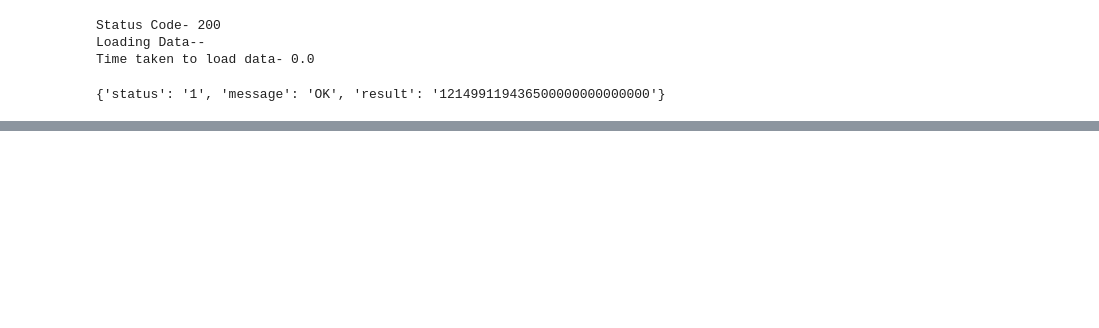
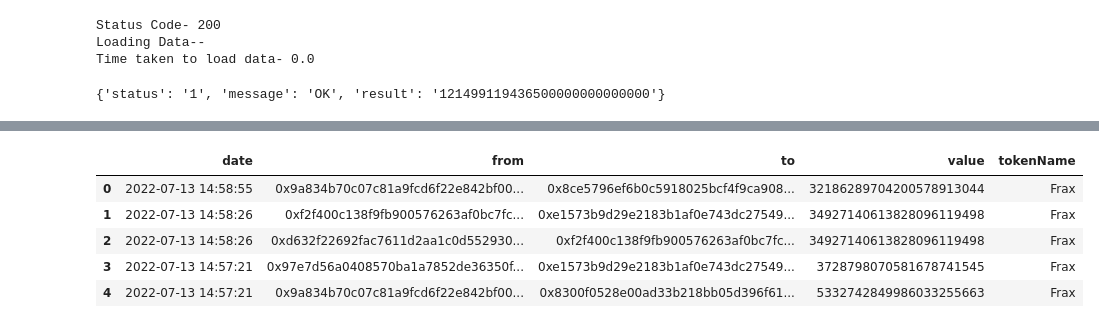
Before and after one commit to rijulizer/FRAX-Finance-Analysis, a Jupyter notebook: load_external_data/Etherscan_API.ipynb, the cells around one changed output, grey strips where cells are left out. Drawn from its saved outputs; the diff is of its cells as text; code cells hidden in the pictures; blank space fills up the shorter version.

```diff
--- a/load_external_data/Etherscan_API.ipynb
+++ b/load_external_data/Etherscan_API.ipynb
@@ -53,0 +123,9 @@ Time taken to load data- 0.0
+# %%
+pdf_data_test.head(5)
+# %% [output]
+|  | date | from | to | value | tokenName |
+| 0 | 2022-07-13 14:58:55 | 0x9a834b70c07c81a9fcd6f22e842bf00... | 0x8ce5796ef6b0c5918025bcf4f9ca908... | 32186289704200578913044 | Frax |
+| 1 | 2022-07-13 14:58:26 | 0xf2f400c138f9fb900576263af0bc7fc... | 0xe1573b9d29e2183b1af0e743dc27549... | 34927140613828096119498 | Frax |
+| 2 | 2022-07-13 14:58:26 | 0xd632f22692fac7611d2aa1c0d552930... | 0xf2f400c138f9fb900576263af0bc7fc... | 34927140613828096119498 | Frax |
+| 3 | 2022-07-13 14:57:21 | 0x97e7d56a0408570ba1a7852de36350f... | 0xe1573b9d29e2183b1af0e743dc27549... | 3728798070581678741545 | Frax |
+| 4 | 2022-07-13 14:57:21 | 0x9a834b70c07c81a9fcd6f22e842bf00... | 0x8300f0528e00ad33b218bb05d396f61... | 5332742849986033255663 | Frax |
```
Also changed, not shown: parts of 10 cells of this notebook, 4 other files.
